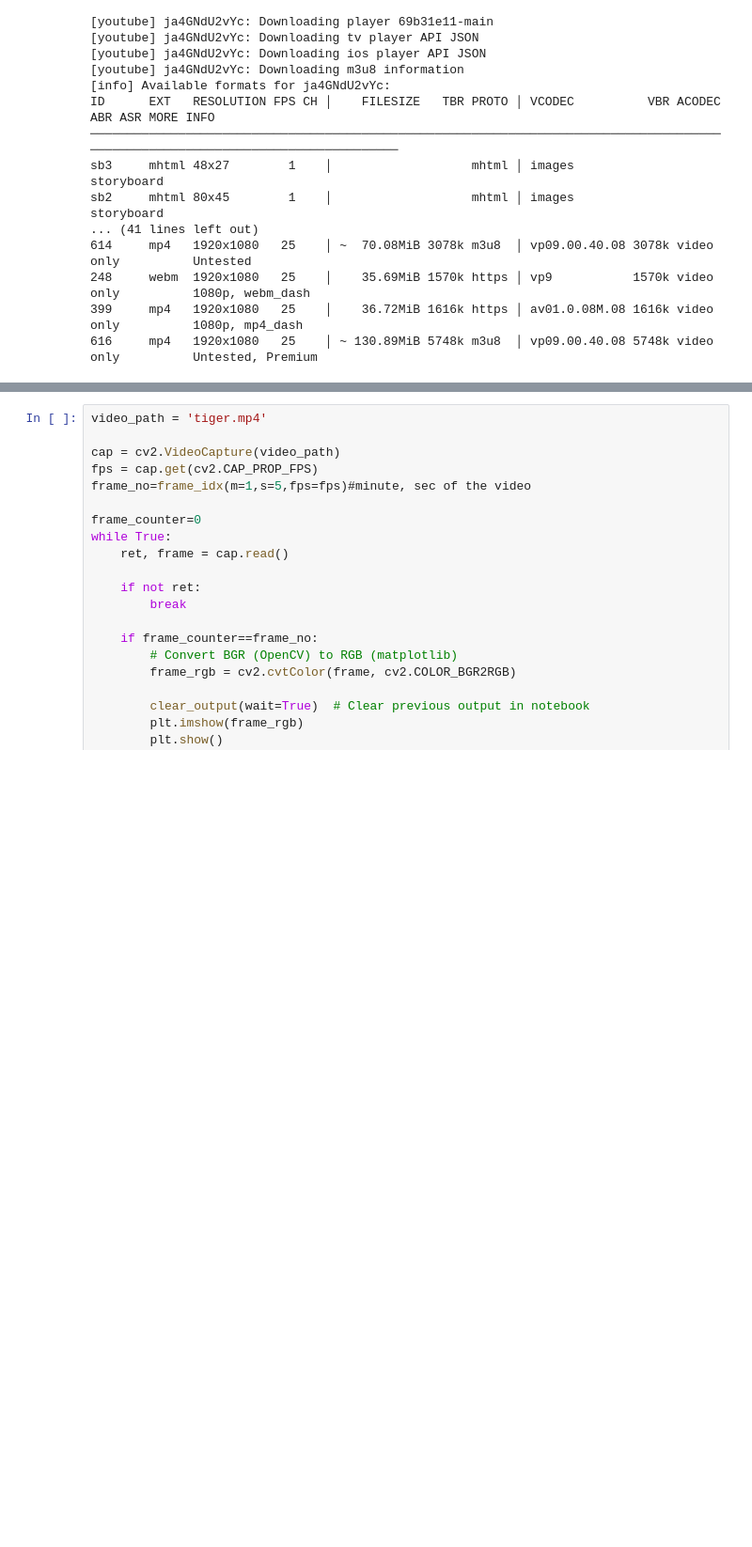
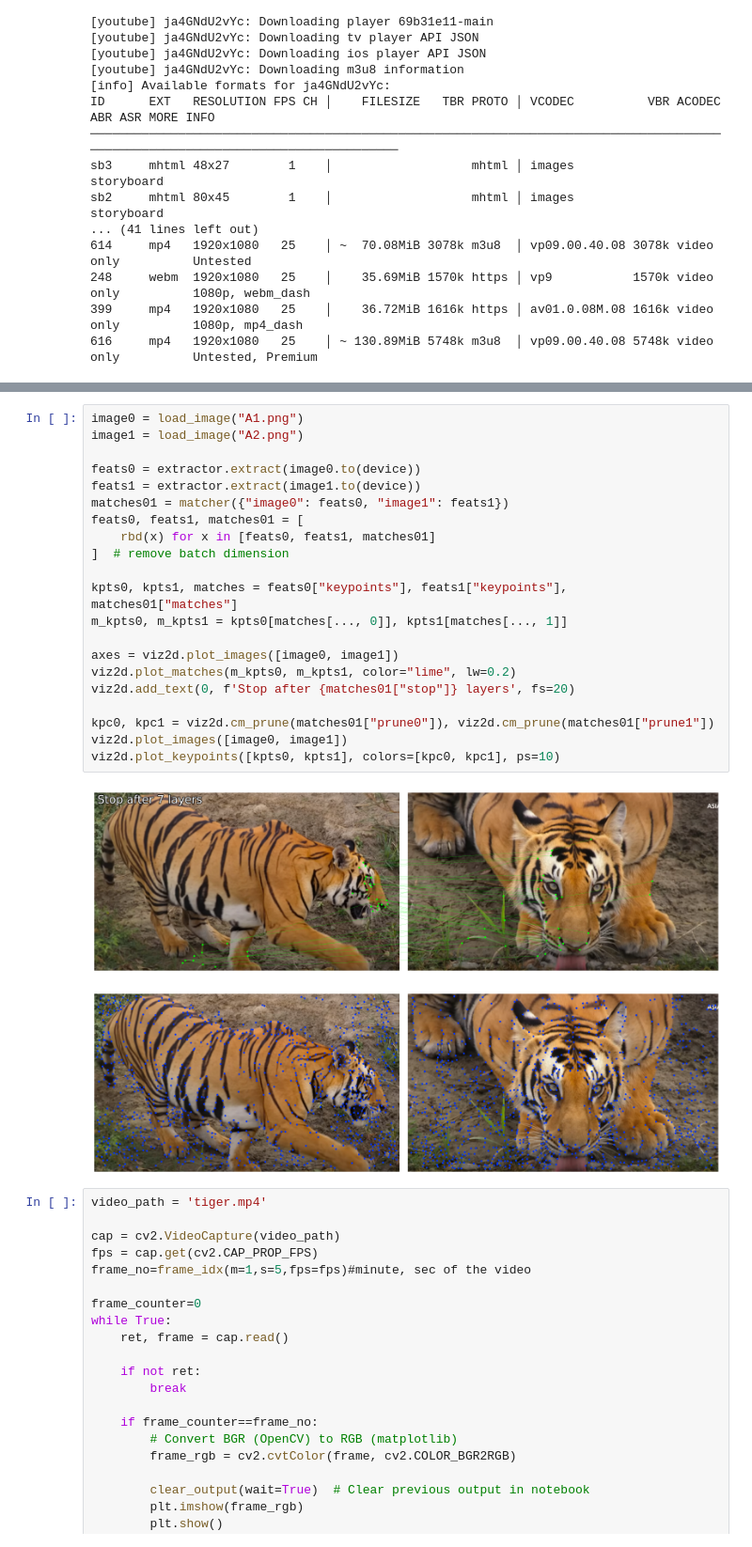
Before and after one commit to mohan696matlab/Animal_ReID_Lightglue, a Jupyter notebook: notebooks/lightglue_inference.ipynb, the cells around one changed output, grey strips where cells are left out. Shown at 94% size. Saved outputs shown, nothing was run; the diff lists cells and outputs as text; blank space fills up the shorter version.

Commit message:
added image comparision

```diff
--- a/notebooks/lightglue_inference.ipynb
+++ b/notebooks/lightglue_inference.ipynb
@@ -44,3 +44,27 @@ sb2     mhtml 80x45        1    │                   mhtml │ images
+# %%
+image0 = load_image("A1.png")
+image1 = load_image("A2.png")
+
+feats0 = extractor.extract(image0.to(device))
+feats1 = extractor.extract(image1.to(device))
+matches01 = matcher({"image0": feats0, "image1": feats1})
+feats0, feats1, matches01 = [
+    rbd(x) for x in [feats0, feats1, matches01]
+]  # remove batch dimension
+
+kpts0, kpts1, matches = feats0["keypoints"], feats1["keypoints"], matches01["matches"]
+m_kpts0, m_kpts1 = kpts0[matches[..., 0]], kpts1[matches[..., 1]]
+
+axes = viz2d.plot_images([image0, image1])
+viz2d.plot_matches(m_kpts0, m_kpts1, color="lime", lw=0.2)
+viz2d.add_text(0, f'Stop after {matches01["stop"]} layers', fs=20)
+
+kpc0, kpc1 = viz2d.cm_prune(matches01["prune0"]), viz2d.cm_prune(matches01["prune1"])
+viz2d.plot_images([image0, image1])
+viz2d.plot_keypoints([kpts0, kpts1], colors=[kpc0, kpc1], ps=10)
+# %% [output]
+[figure, added]
+[figure, added]
 # %%
 video_path = 'tiger.mp4'
 
```
Also changed, not shown: parts of 8 cells of this notebook, 4 other files.
